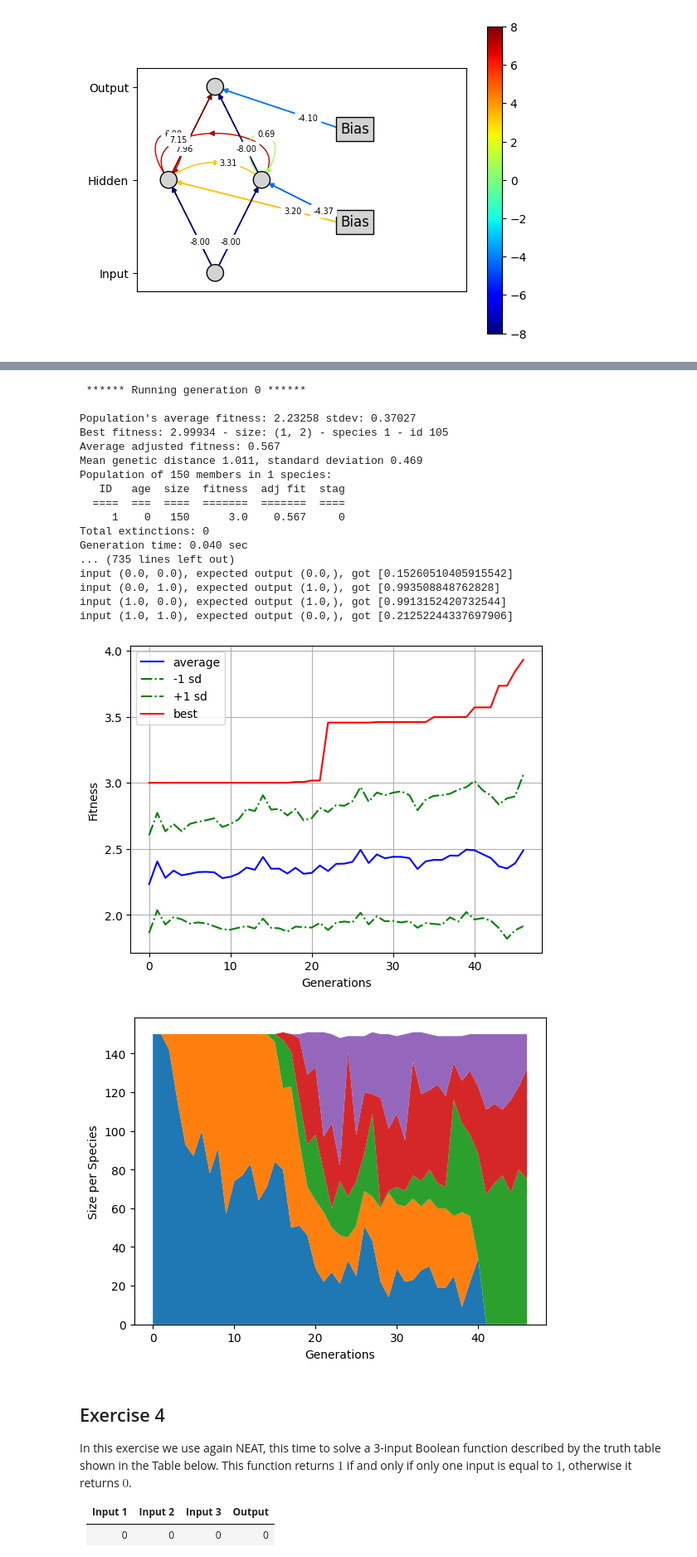
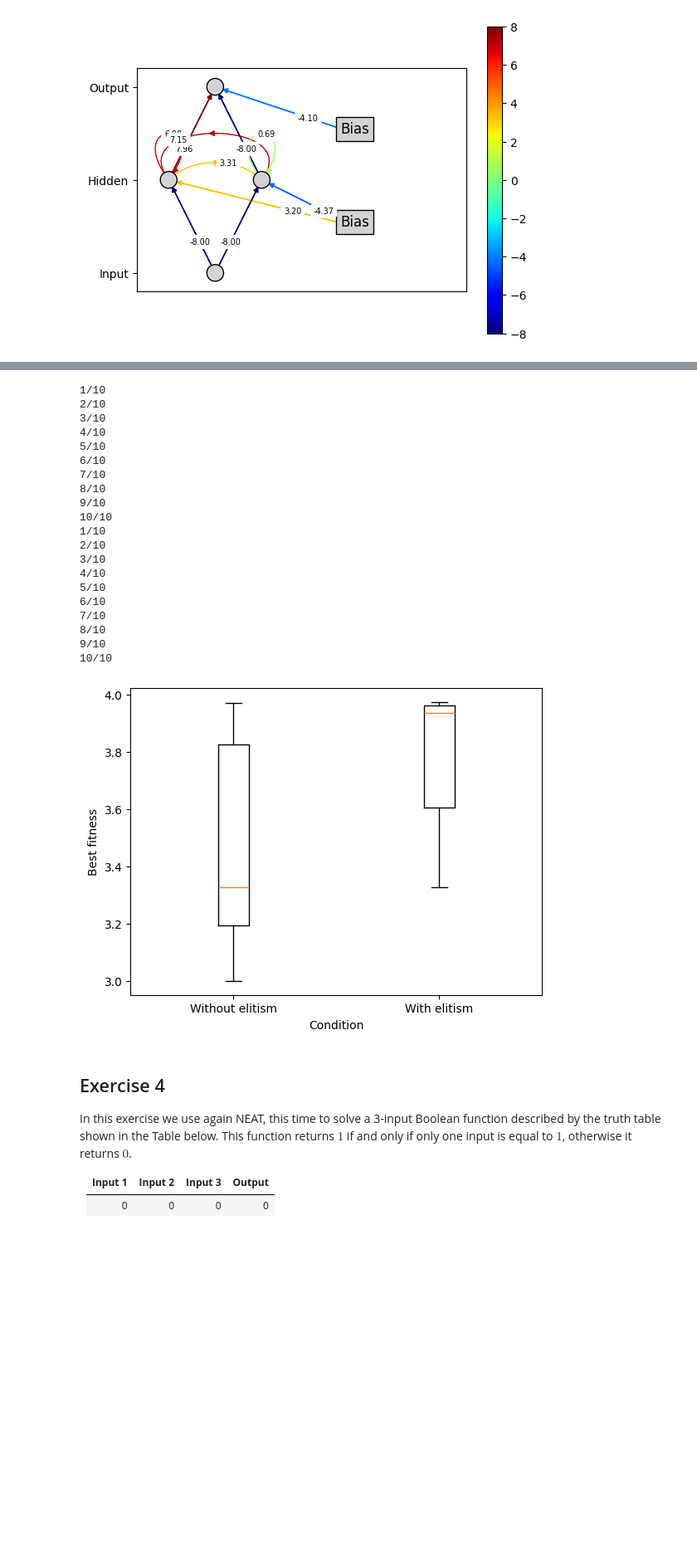
Before and after one commit to wamuumu/bio-labs, a Jupyter notebook: Lab08/Lab_08.ipynb, the cells around one changed output, grey strips where cells are left out. Shown at 83% size. Cells and saved outputs as stored; diff of their text form; code cells hidden in the pictures; blank space fills up the shorter version.

```diff
--- a/Lab08/Lab_08.ipynb
+++ b/Lab08/Lab_08.ipynb
@@ -248,7 +248,7 @@ inputs = [(0.0, 0.0), (0.0, 1.0), (1.0, 0.0), (1.0, 1.0)]
 outputs = [   (0.0,),     (1.0,),     (1.0,),     (0.0,)]
 
 num_generations = 100
-num_runs = 1
+num_runs = 10
 
 config_files = ['config-feedforward-2input-xor-noelitism.txt',
                 'config-feedforward-2input-xor-elitism.txt']
@@ -302,52 +302,54 @@ if num_runs == 1:
     #having graphviz installed on your device is required in order to visualize the plot
     #how to install it? see link https://graphviz.org/download/
     #visualize.draw_net(config, winner, filename='2-input OR', view=True, node_names=node_names)
 else:
     results = []
     for file in config_files:
 
         # Load configuration.
         config_file = os.path.join(local_dir, file)
         config = neat.Config(neat.DefaultGenome, neat.DefaultReproduction,
                              neat.DefaultSpeciesSet, neat.DefaultStagnation,
                              config_file)
 
         best_fitnesses = []
         for i in range(num_runs):
             print('{0}/{1}'.format(i+1,num_runs))
             p = neat.Population(config)
             winner = p.run(eval_genomes, num_generations)
             best_fitnesses.append(winner.fitness)
         results.append(best_fitnesses)
 
     fig = figure('NEAT')
     ax = fig.gca()
     ax.boxplot(results)
     ax.set_xticklabels(['Without elitism', 'With elitism'])
     #ax.set_yscale('log')
     ax.set_xlabel('Condition')
     ax.set_ylabel('Best fitness')
     show()
 # %% [output]
- ****** Running generation 0 ******
-
-Population's average fitness: 2.23258 stdev: 0.37027
-Best fitness: 2.99934 - size: (1, 2) - species 1 - id 105
-Average adjusted fitness: 0.567
-Mean genetic distance 1.011, standard deviation 0.469
-Population of 150 members in 1 species:
-   ID   age  size  fitness  adj fit  stag
-  ====  ===  ====  =======  =======  ====
-     1    0   150      3.0    0.567     0
-Total extinctions: 0
-Generation time: 0.040 sec
-... (735 lines left out)
-input (0.0, 0.0), expected output (0.0,), got [0.15260510405915542]
-input (0.0, 1.0), expected output (1.0,), got [0.993508848762828]
-input (1.0, 0.0), expected output (1.0,), got [0.9913152420732544]
-input (1.0, 1.0), expected output (0.0,), got [0.21252244337697906]
+1/10
+2/10
+3/10
+4/10
+5/10
+6/10
+7/10
+8/10
+9/10
+10/10
+1/10
+2/10
+3/10
+4/10
+5/10
+6/10
+7/10
+8/10
+9/10
+10/10
-[figure, old version]
+[figure, new version]
-[figure, removed]
 # %% [markdown]
 ## Exercise 4
 In this exercise we use again NEAT, this time to solve a 3-input Boolean function described by the truth table shown in the Table below. This function returns $1$ if and only if only one input is equal to $1$, otherwise it returns $0$.
```
Also changed, not shown: 3 other files.
